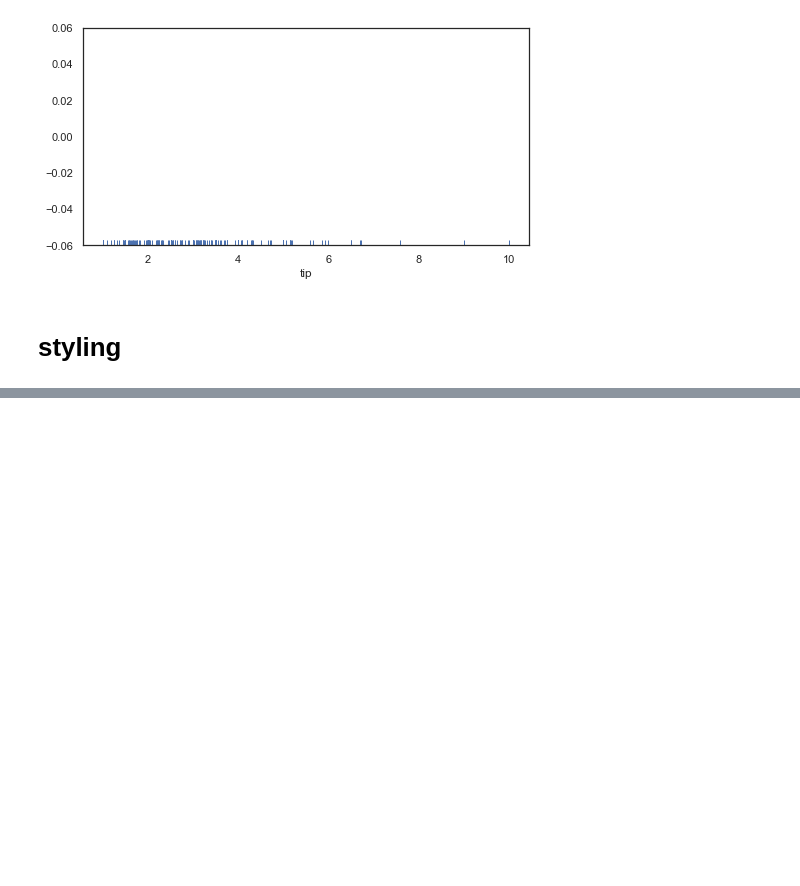
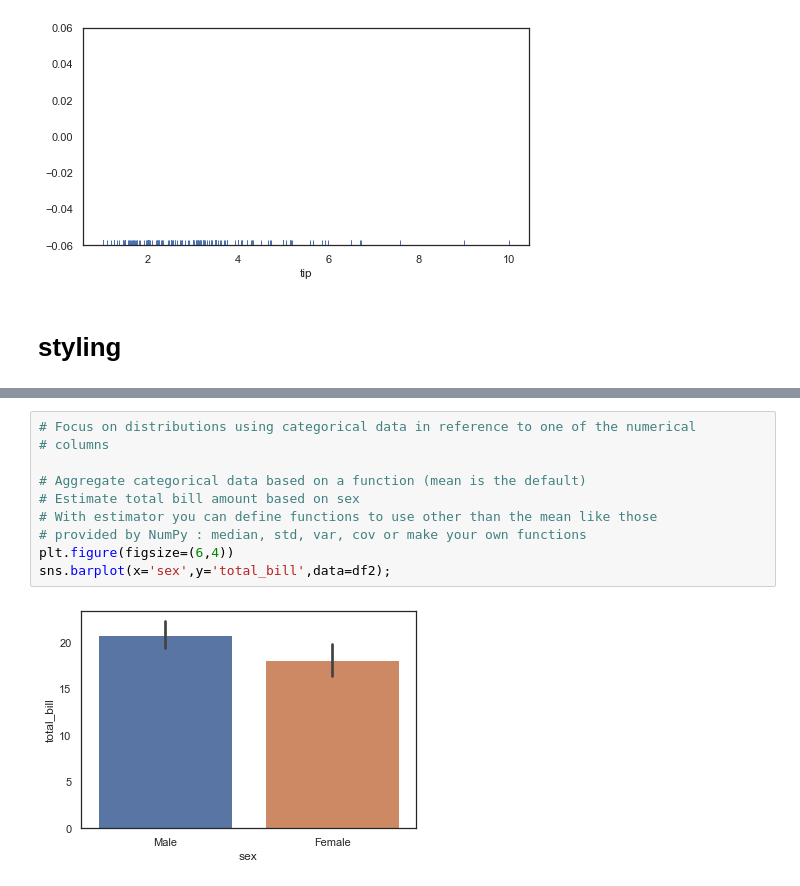
Before and after one commit to Sanaullah-nahk/Learning_libraries, a Jupyter notebook: Seaborn.ipynb, the cells around one changed output, grey strips where cells are left out. Cells and saved outputs as stored; diff of their text form; blank space fills up the shorter version.

```diff
--- a/Seaborn.ipynb
+++ b/Seaborn.ipynb
@@ -115,0 +136,12 @@ df1
+# %%
+# Focus on distributions using categorical data in reference to one of the numerical
+# columns
+
+# Aggregate categorical data based on a function (mean is the default)
+# Estimate total bill amount based on sex
+# With estimator you can define functions to use other than the mean like those
+# provided by NumPy : median, std, var, cov or make your own functions
+plt.figure(figsize=(6,4))
+sns.barplot(x='sex',y='total_bill',data=df2);
+# %% [output]
+[figure, added]
```
Also changed, not shown: parts of 10 cells of this notebook, 2 other files.
